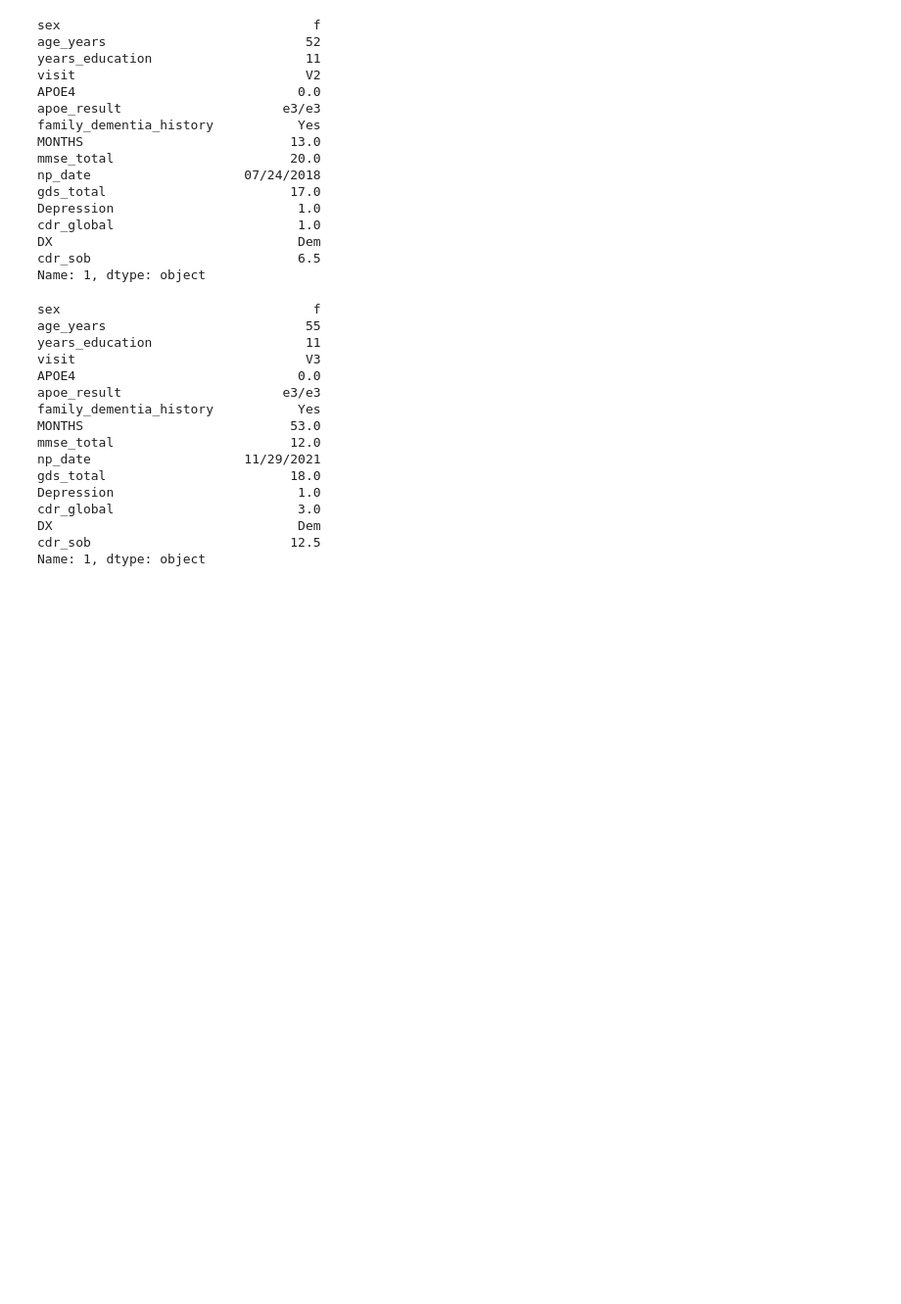
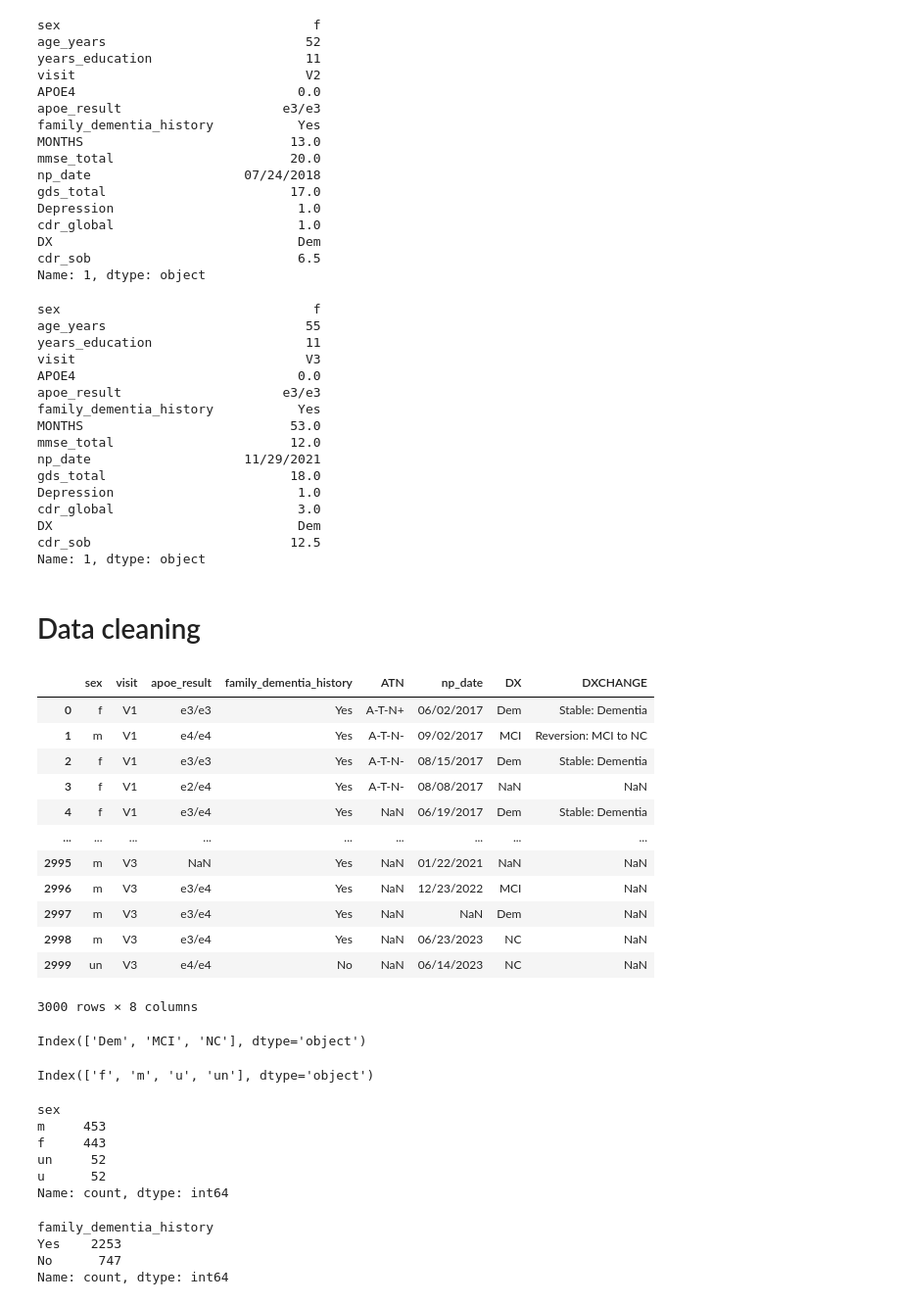
Before and after one commit to SofiaG73/ml_alzheimer, a Jupyter notebook: analisedados.ipynb, the cells around one changed output. Shown: that part at 98% size. Saved outputs shown, nothing was run; the diff lists cells and outputs as text; code cells hidden in the pictures; blank space fills up the shorter version.

```diff
--- a/analisedados.ipynb
+++ b/analisedados.ipynb
@@ -391,3 +391,49 @@ cdr_global                        3.0
 DX                                Dem
 cdr_sob                          12.5
 Name: 1, dtype: object
+# %% [markdown]
+# Data cleaning
+# %%
+# select columns with dtype object
+df.select_dtypes(include=['object'])
+# %% [output]
+|  | sex | visit | apoe_result | family_dementia_history | ATN | np_date | DX | DXCHANGE |
+| 0 | f | V1 | e3/e3 | Yes | A-T-N+ | 06/02/2017 | Dem | Stable: Dementia |
+| 1 | m | V1 | e4/e4 | Yes | A-T-N- | 09/02/2017 | MCI | Reversion: MCI to NC |
+| 2 | f | V1 | e3/e3 | Yes | A-T-N- | 08/15/2017 | Dem | Stable: Dementia |
+| 3 | f | V1 | e2/e4 | Yes | A-T-N- | 08/08/2017 | NaN | NaN |
+| 4 | f | V1 | e3/e4 | Yes | NaN | 06/19/2017 | Dem | Stable: Dementia |
+| ... | ... | ... | ... | ... | ... | ... | ... | ... |
+| 2995 | m | V3 | NaN | Yes | NaN | 01/22/2021 | NaN | NaN |
+| 2996 | m | V3 | e3/e4 | Yes | NaN | 12/23/2022 | MCI | NaN |
+| 2997 | m | V3 | e3/e4 | Yes | NaN | NaN | Dem | NaN |
+| 2998 | m | V3 | e3/e4 | Yes | NaN | 06/23/2023 | NC | NaN |
+| 2999 | un | V3 | e4/e4 | No | NaN | 06/14/2023 | NC | NaN |
+3000 rows × 8 columns
+# %%
+df["DX"] = df["DX"].astype('category')
+df["DX"].cat.categories
+# %% [output]
+Index(['Dem', 'MCI', 'NC'], dtype='object')
+# %%
+df["sex"] = df["sex"].astype('category')
+df["sex"].cat.categories
+# %% [output]
+Index(['f', 'm', 'u', 'un'], dtype='object')
+# %%
+df_v1["sex"].value_counts()
+# %% [output]
+sex
+m     453
+f     443
+un     52
+u      52
+Name: count, dtype: int64
+# %%
+df["family_dementia_history"] = df["family_dementia_history"].astype("category")
+df["family_dementia_history"].value_counts()
+# %% [output]
+family_dementia_history
+Yes    2253
+No      747
+Name: count, dtype: int64
```
Also changed, not shown: parts of 5 cells of this notebook.
